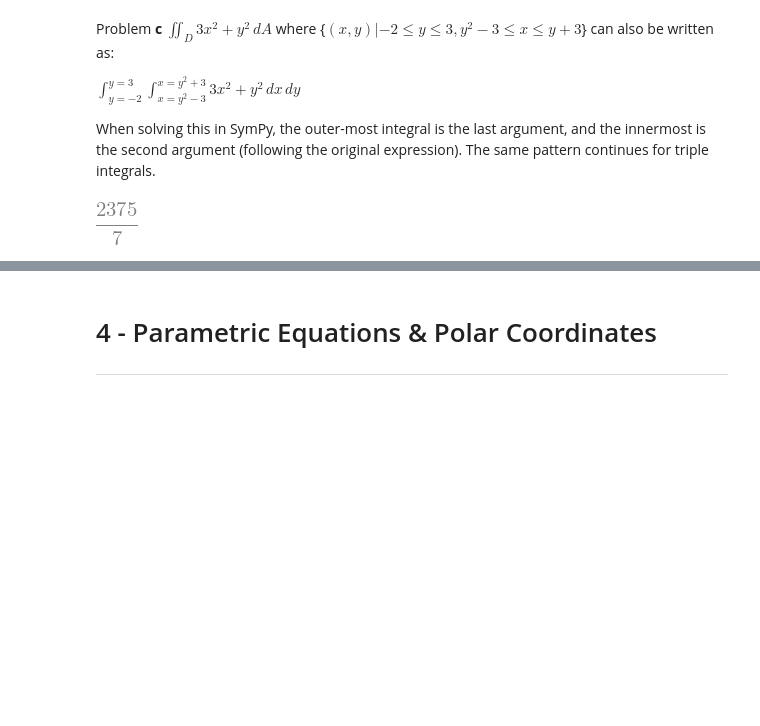
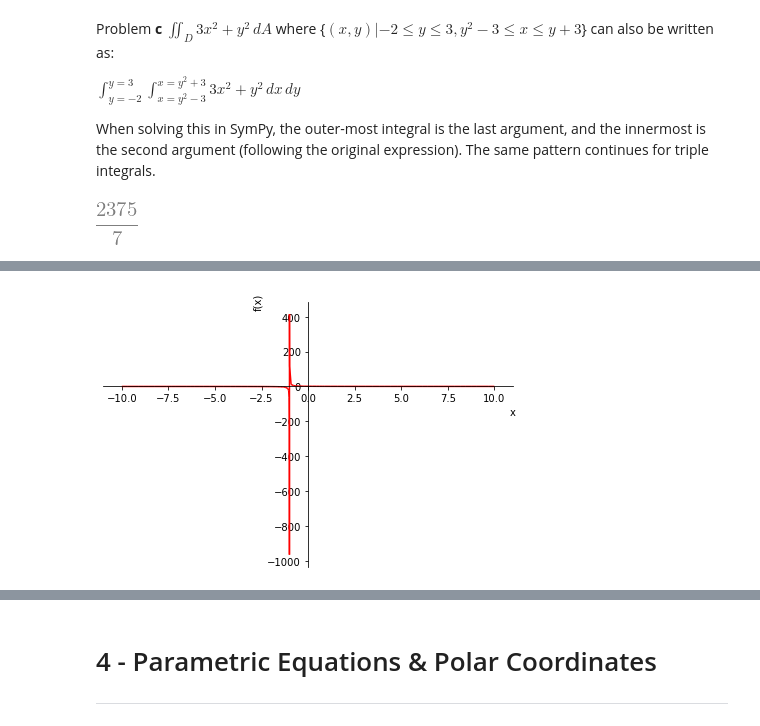
Before and after one commit to bentontripp/menial-congenial, a Jupyter notebook: tutorials/calculus/calculus_tutorial.ipynb, the cells around one changed output, grey strips where cells are left out. Saved outputs shown, nothing was run; the diff lists cells and outputs as text; code cells hidden in the pictures; blank space fills up the shorter version.

```diff
--- a/tutorials/calculus/calculus_tutorial.ipynb
+++ b/tutorials/calculus/calculus_tutorial.ipynb
@@ -314,0 +323,5 @@ _______________________
+# %%
+f_x = 1 / (x + 1)
+plt = plotting.plot(f_x, line_color='red')
+# %% [output]
+[figure, added]
```
Also changed, not shown: parts of 20 cells of this notebook, 6 other files.
